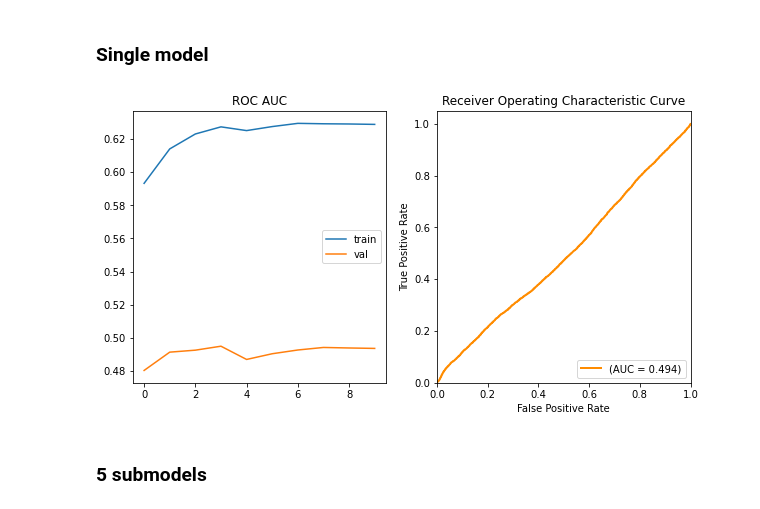
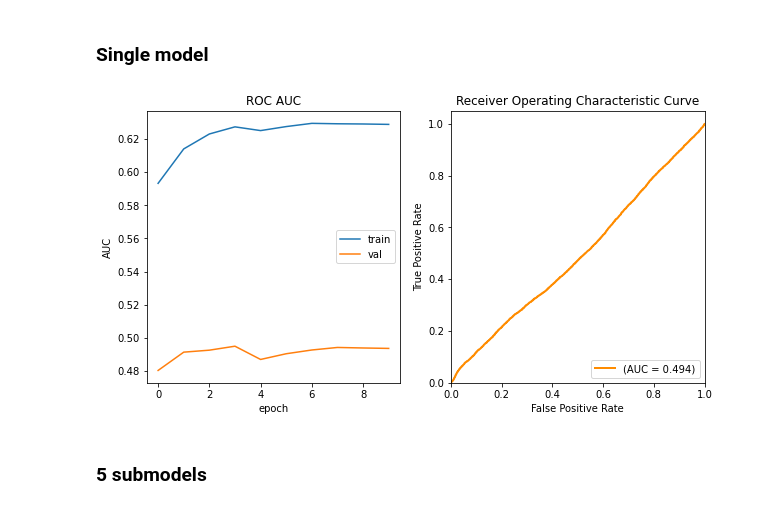
Before and after one commit to Wangweiyao/ML2020Fall, a Jupyter notebook: example_ml_workflow_with_PyTorch_soft_FS_SR.ipynb, the cells around one changed output. Cells and saved outputs as stored; diff of their text form; code cells hidden in the pictures.

```diff
--- a/example_ml_workflow_with_PyTorch_soft_FS_SR.ipynb
+++ b/example_ml_workflow_with_PyTorch_soft_FS_SR.ipynb
@@ -442,14 +442,16 @@ for epoch in tqdm(range(max_epochs)):
 # %%
 plt.figure(figsize=(10,5))
 plt.subplot(1, 2, 1)
 plt.plot(train_roc_auc_list)
 plt.plot(val_roc_auc_list)
 plt.title('ROC AUC')
 plt.legend(['train','val'])
+plt.xlabel('epoch')
+plt.ylabel('AUC')
 plt.subplot(1, 2, 2)
 plot_roc_from_fpr_tpr(val_fpr, val_tpr)
 # %% [output]
-[figure, old version]
+[figure, new version]
 # %% [markdown]
 ### 5 submodels
 # %%
```
Also changed, not shown: 2 other files.
